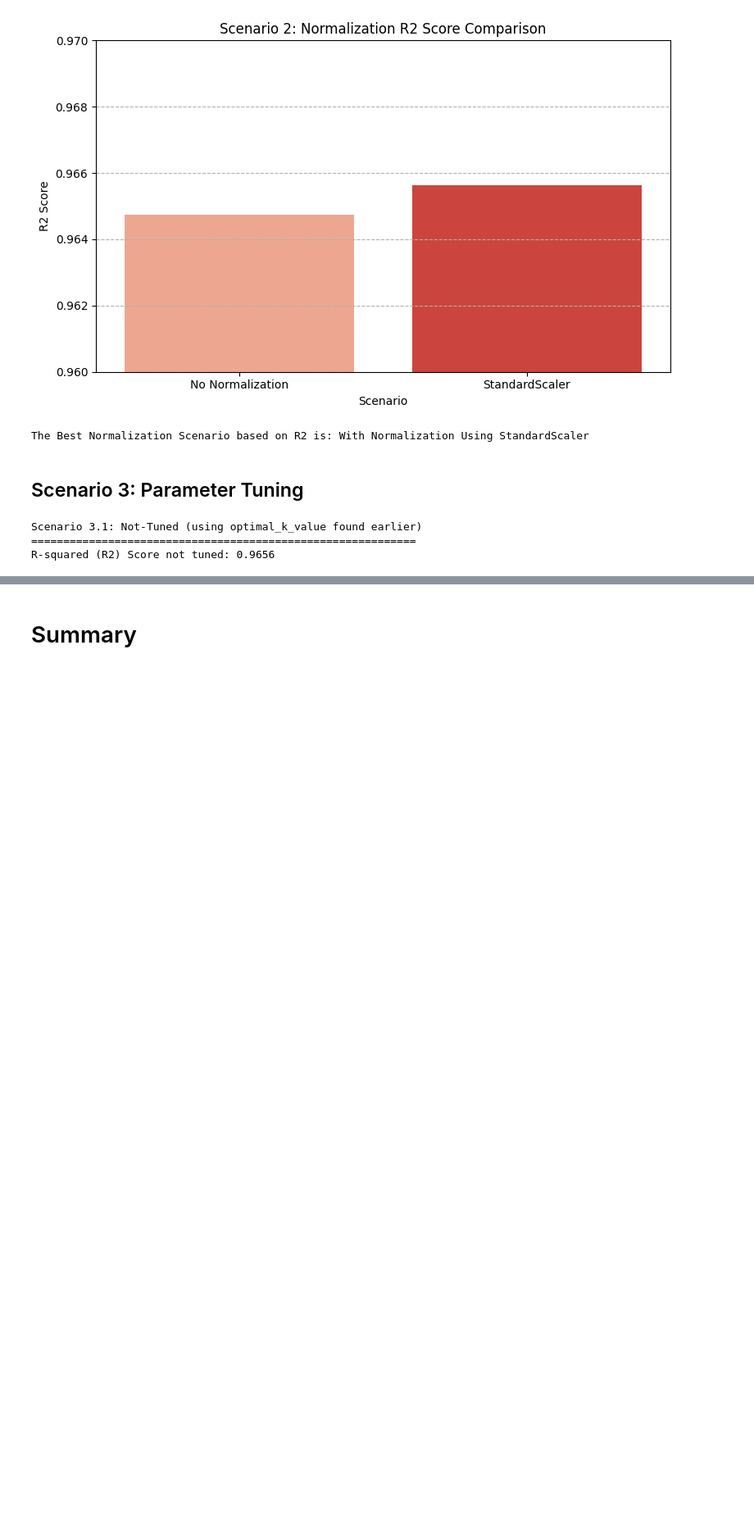
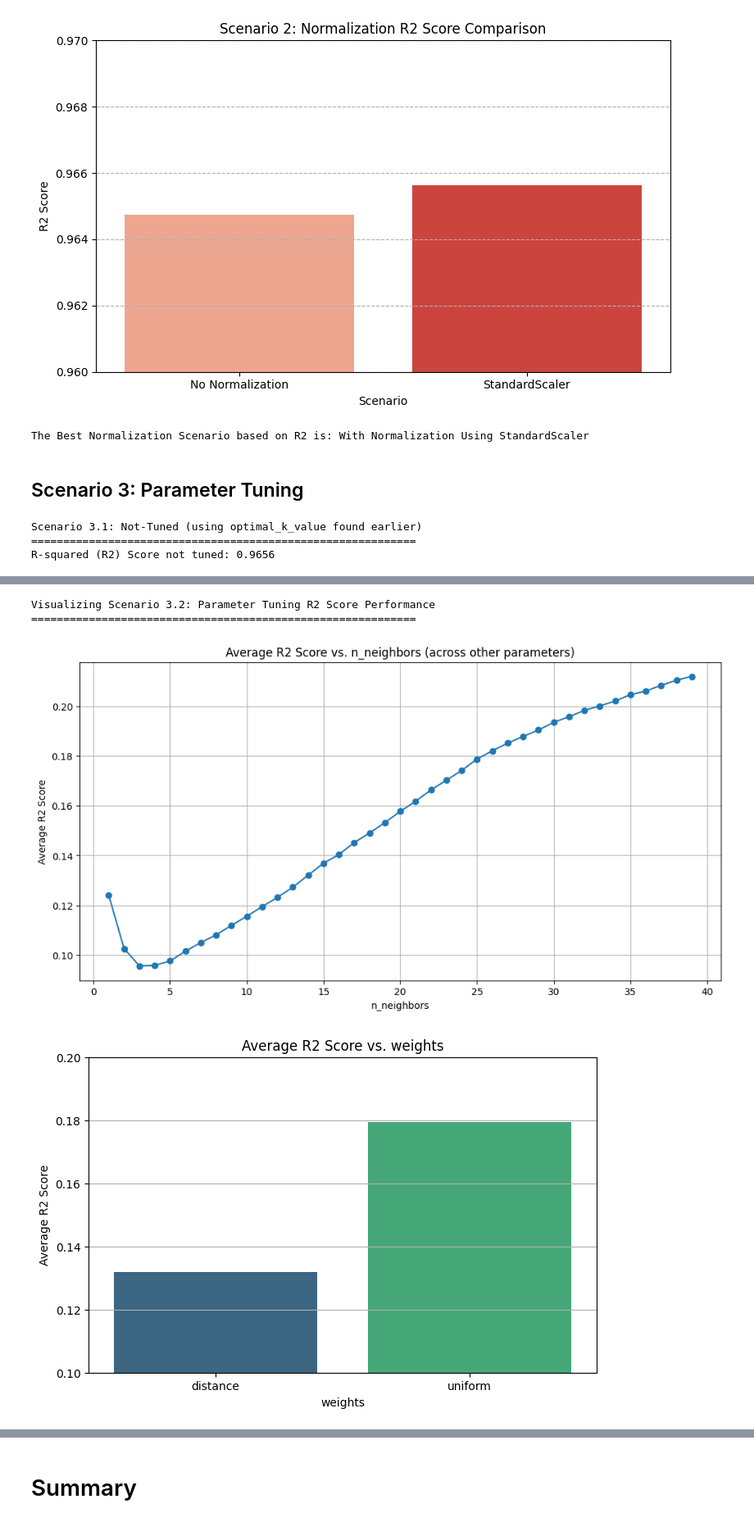
Before and after one commit to tsaqifimtinan/finalproject-kel-8-pm-d, a Jupyter notebook: KNN/KNN_Regression_Analysis.ipynb, the cells around one changed output, grey strips where cells are left out. Shown at 82% size. Cells and saved outputs as stored; diff of their text form; code cells hidden in the pictures; blank space fills up the shorter version.

```diff
--- a/KNN/KNN_Regression_Analysis.ipynb
+++ b/KNN/KNN_Regression_Analysis.ipynb
@@ -590,0 +582,60 @@ R-squared (R2) Score with tuned parameters: 0.9663
+# %%
+print("\nVisualizing Scenario 3.2: Parameter Tuning R2 Score Performance")
+print("="*60)
+
+# Get the cv_results_ from the fitted GridSearchCV
+results = grid_search_tuned.cv_results_
+
+# Convert results to a pandas DataFrame for easier analysis
+results_df = pd.DataFrame(results)
+
+# Sort by mean test score (the higher the better) to see the impact of parameters
+results_df = results_df.sort_values(by='mean_test_score', ascending=False)
+
+plt.figure(figsize=(12, 6))
+# This gives a general trend, but it's an average across different combinations of other params
+n_neighbors_performance = results_df.groupby('param_n_neighbors')['mean_test_score'].mean()
+plt.plot(n_neighbors_performance.index, -n_neighbors_performance.values, marker='o')
+plt.title('Average R2 Score vs. n_neighbors (across other parameters)')
+plt.xlabel('n_neighbors')
+plt.ylabel('Average R2 Score')
+plt.grid(True)
+plt.show()
+
+# Visualize R2 vs weights
+plt.figure(figsize=(8, 5))
+weights_performance = results_df.groupby('param_weights')['mean_test_score'].mean()
+sns.barplot(x=weights_performance.index, y=-weights_performance.values, palette='viridis')
+plt.title('Average R2 Score vs. weights')
+plt.xlabel('weights')
+plt.ylabel('Average R2 Score')
+plt.ylim(0.1, 0.2)
+plt.grid(axis='y')
+plt.show()
+
+# Visualize R2 vs algorithm
+plt.figure(figsize=(8, 5))
+algorithm_performance = results_df.groupby('param_algorithm')['mean_test_score'].mean()
+sns.barplot(x=algorithm_performance.index, y=-algorithm_performance.values, palette='viridis')
+plt.title('Average R2 Score vs. algorithm')
+plt.xlabel('algorithm')
+plt.ylabel('Average R2 Score')
+plt.ylim(0.14, 0.16)
+plt.grid(axis='y')
+plt.show()
+
+# Visualize R2 vs p
+plt.figure(figsize=(8, 5))
+p_performance = results_df.groupby('param_p')['mean_test_score'].mean()
+sns.barplot(x=p_performance.index, y=-p_performance.values, palette='viridis')
+plt.title('Average R2 Score vs. p (Distance Metric)')
+plt.xlabel('p (1: Manhattan, 2: Euclidean)')
+plt.ylabel('Average R2 Score')
+plt.ylim(0.1, 0.2)
+plt.grid(axis='y')
+plt.show()
+# %% [output]
+Visualizing Scenario 3.2: Parameter Tuning R2 Score Performance
+============================================================
+[figure, added]
+[figure, added]
```
Also changed, not shown: parts of 8 cells of this notebook.
